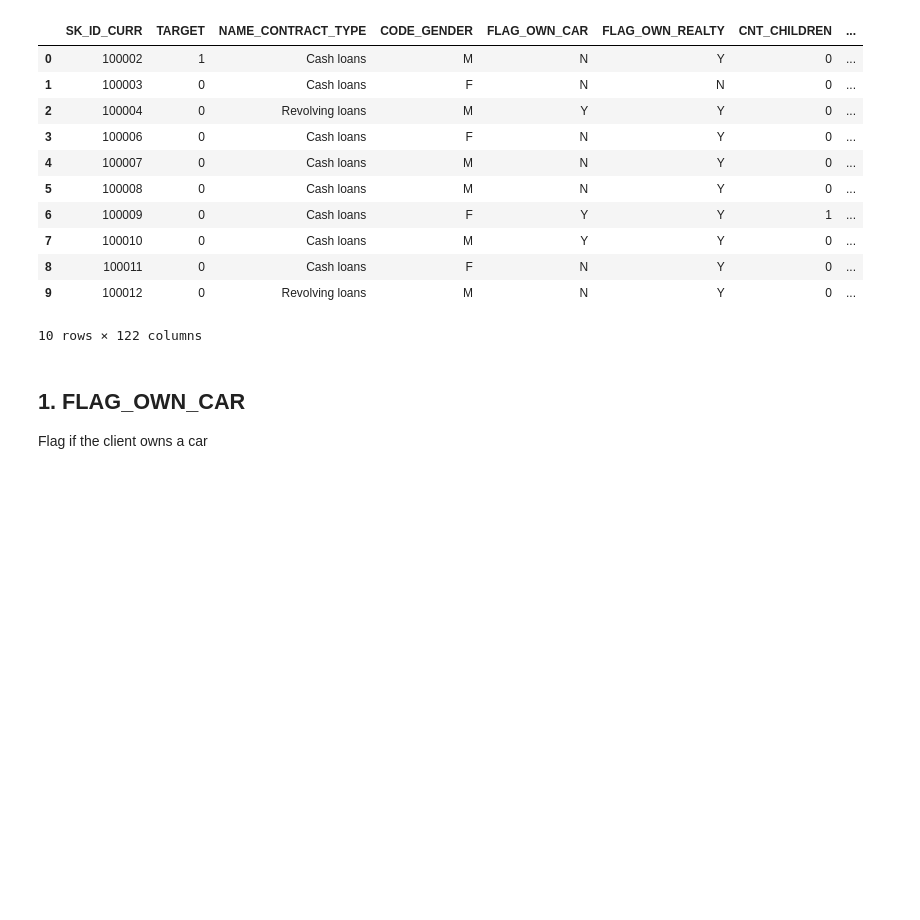
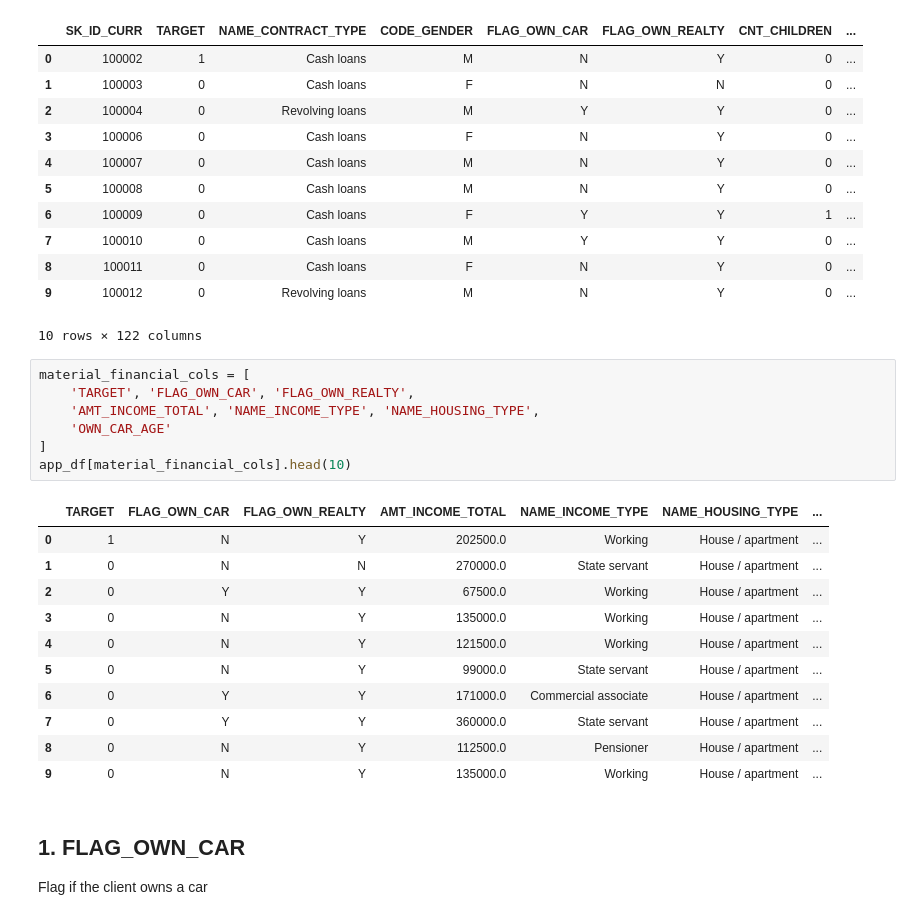
Before and after one commit to alek-ds/home-credit-default-risk-ak, a Jupyter notebook: notebooks/app_univariate_bivariate_financial_material.ipynb, the cells around one changed output. Cells and saved outputs as stored; diff of their text form; blank space fills up the shorter version.

```diff
--- a/notebooks/app_univariate_bivariate_financial_material.ipynb
+++ b/notebooks/app_univariate_bivariate_financial_material.ipynb
@@ -52,6 +52,25 @@ Shape of app_df: (307511, 122)
 | 8 | 100011 | 0 | Cash loans | F | N | Y | 0 | ... |
 | 9 | 100012 | 0 | Revolving loans | M | N | Y | 0 | ... |
 10 rows × 122 columns
+# %%
+material_financial_cols = [
+    'TARGET', 'FLAG_OWN_CAR', 'FLAG_OWN_REALTY',
+    'AMT_INCOME_TOTAL', 'NAME_INCOME_TYPE', 'NAME_HOUSING_TYPE',
+    'OWN_CAR_AGE'
+]
+app_df[material_financial_cols].head(10)
+# %% [output]
+|  | TARGET | FLAG_OWN_CAR | FLAG_OWN_REALTY | AMT_INCOME_TOTAL | NAME_INCOME_TYPE | NAME_HOUSING_TYPE | ... |
+| 0 | 1 | N | Y | 202500.0 | Working | House / apartment | ... |
+| 1 | 0 | N | N | 270000.0 | State servant | House / apartment | ... |
+| 2 | 0 | Y | Y | 67500.0 | Working | House / apartment | ... |
+| 3 | 0 | N | Y | 135000.0 | Working | House / apartment | ... |
+| 4 | 0 | N | Y | 121500.0 | Working | House / apartment | ... |
+| 5 | 0 | N | Y | 99000.0 | State servant | House / apartment | ... |
+| 6 | 0 | Y | Y | 171000.0 | Commercial associate | House / apartment | ... |
+| 7 | 0 | Y | Y | 360000.0 | State servant | House / apartment | ... |
+| 8 | 0 | N | Y | 112500.0 | Pensioner | House / apartment | ... |
+| 9 | 0 | N | Y | 135000.0 | Working | House / apartment | ... |
 # %% [markdown]
 ## 1. FLAG_OWN_CAR
 Flag if the client owns a car
```
Also changed, not shown: parts of 11 cells of this notebook.
